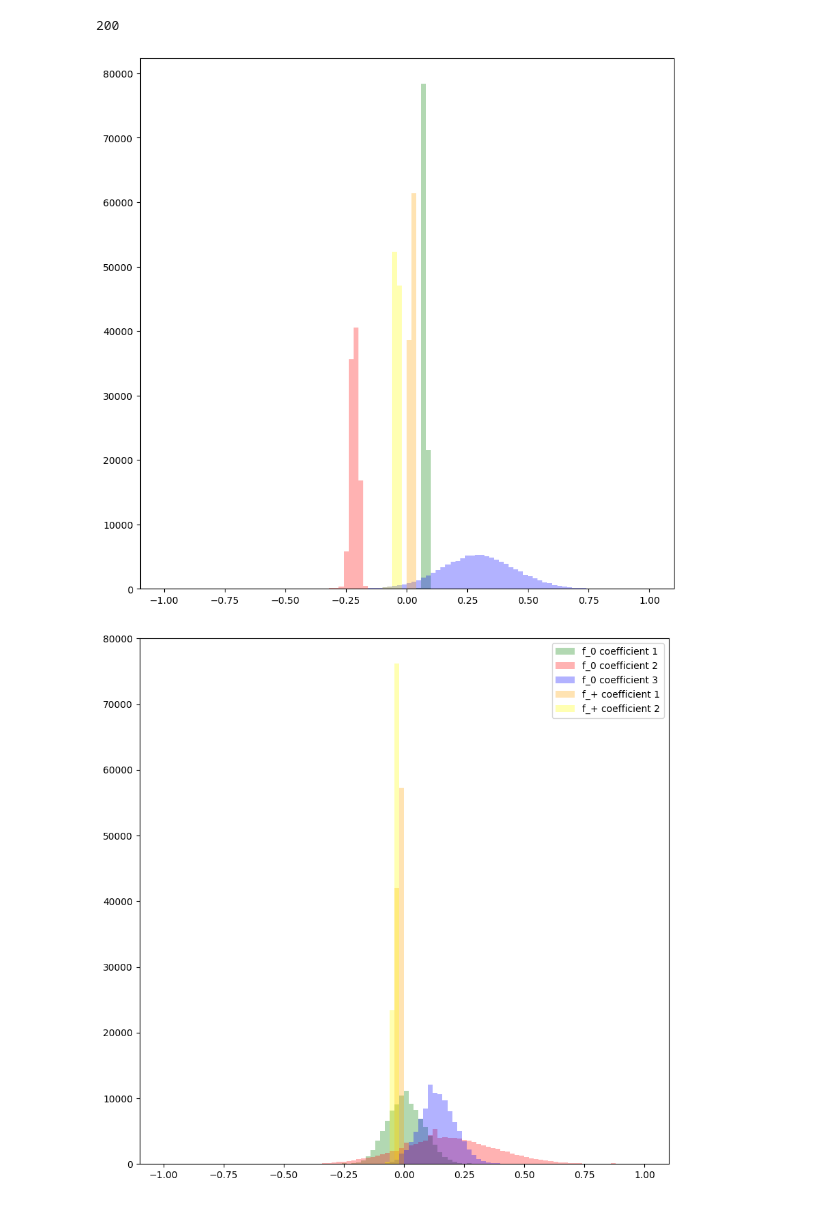
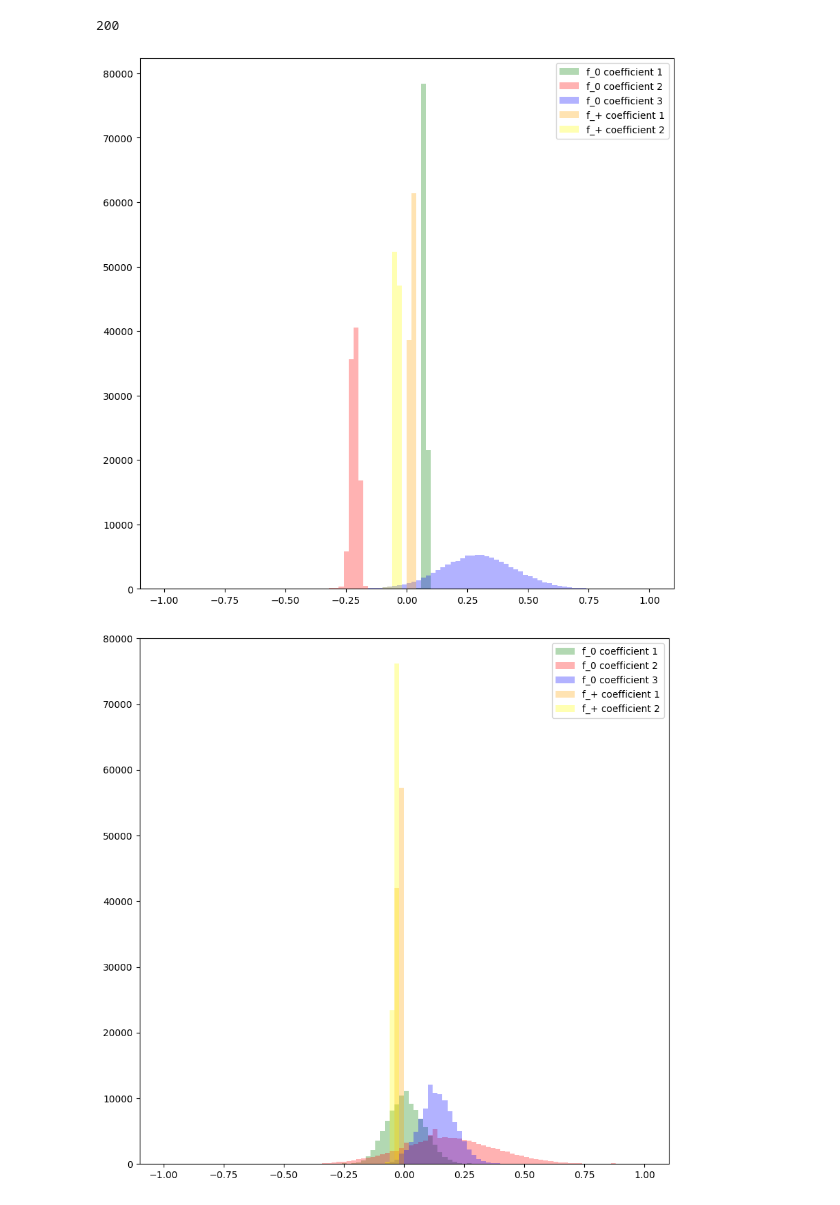
Before and after one commit to CJayRS/AlternateZFit, a Jupyter notebook: GraphingAltFit split.ipynb, the cells around one changed output. Drawn from its saved outputs; the diff is of its cells as text; code cells hidden in the pictures.

```diff
--- a/GraphingAltFit split.ipynb
+++ b/GraphingAltFit split.ipynb
@@ -82,13 +82,14 @@ allAltResults_array = np.reshape(allAltResults_array,(5,100000))
 # %%
 plt.rcParams["figure.figsize"] = (10,10)
 plt.hist(allZResults_array[0,:],bins = 100,range=[-1, 1],color = "green",alpha=0.3, label = "f_0 coefficient 1")
 plt.hist(allZResults_array[1,:],bins = 100,range=[-1, 1],color = "red",alpha=0.3, label = "f_0 coefficient 2")
 plt.hist(allZResults_array[2,:],bins = 100,range=[-1, 1],color = "blue",alpha=0.3, label = "f_0 coefficient 3")
 plt.hist(allZResults_array[3,:],bins = 100,range=[-1, 1],color = "orange",alpha=0.3, label = "f_+ coefficient 1")
 plt.hist(allZResults_array[4,:],bins = 100,range=[-1, 1],color = "yellow",alpha=0.3, label = "f_+ coefficient 2")
+plt.legend()
 plt.show()
 # %% [output]
-[figure, old version]
+[figure, new version]
 # %%
 plt.rcParams["figure.figsize"] = (10,10)
 plt.hist(allAltResults_array[0,:], bins = 100,range=[-1, 1], color = "green", alpha=0.3, label = "f_0 coefficient 1")
```
Also changed, not shown: parts of 5 cells of this notebook, 11 other files.
